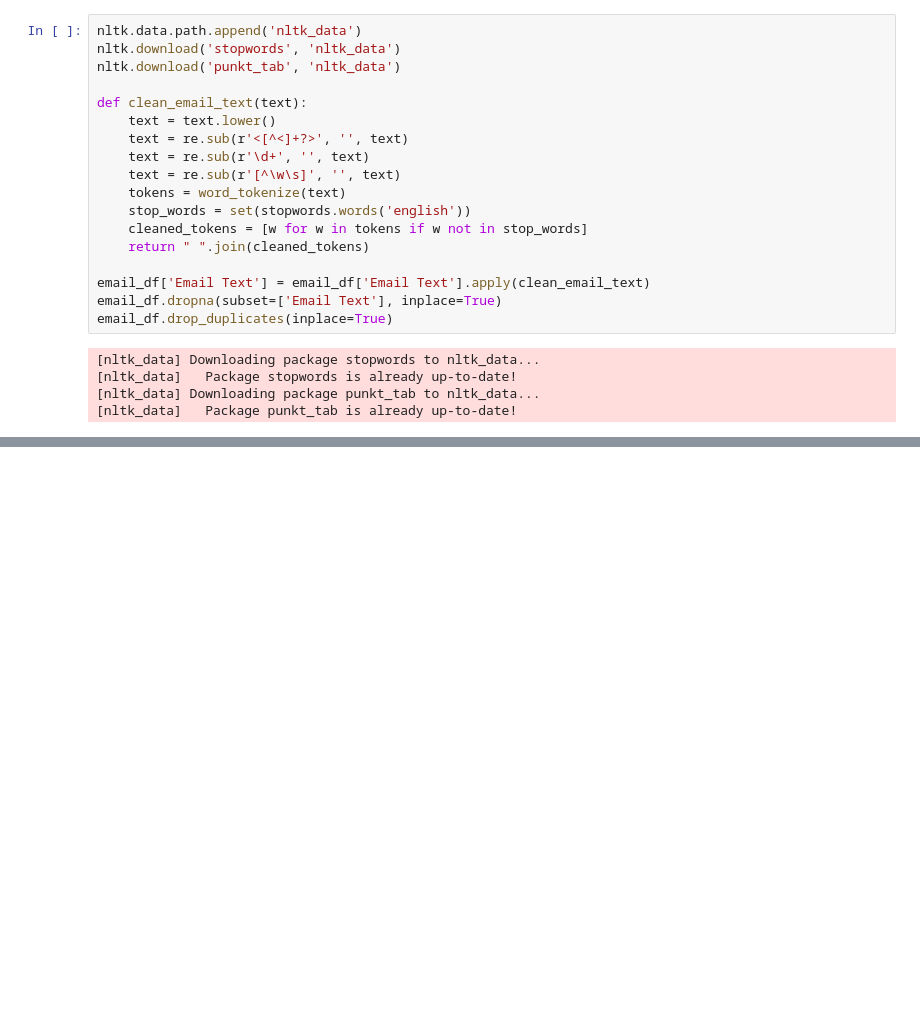
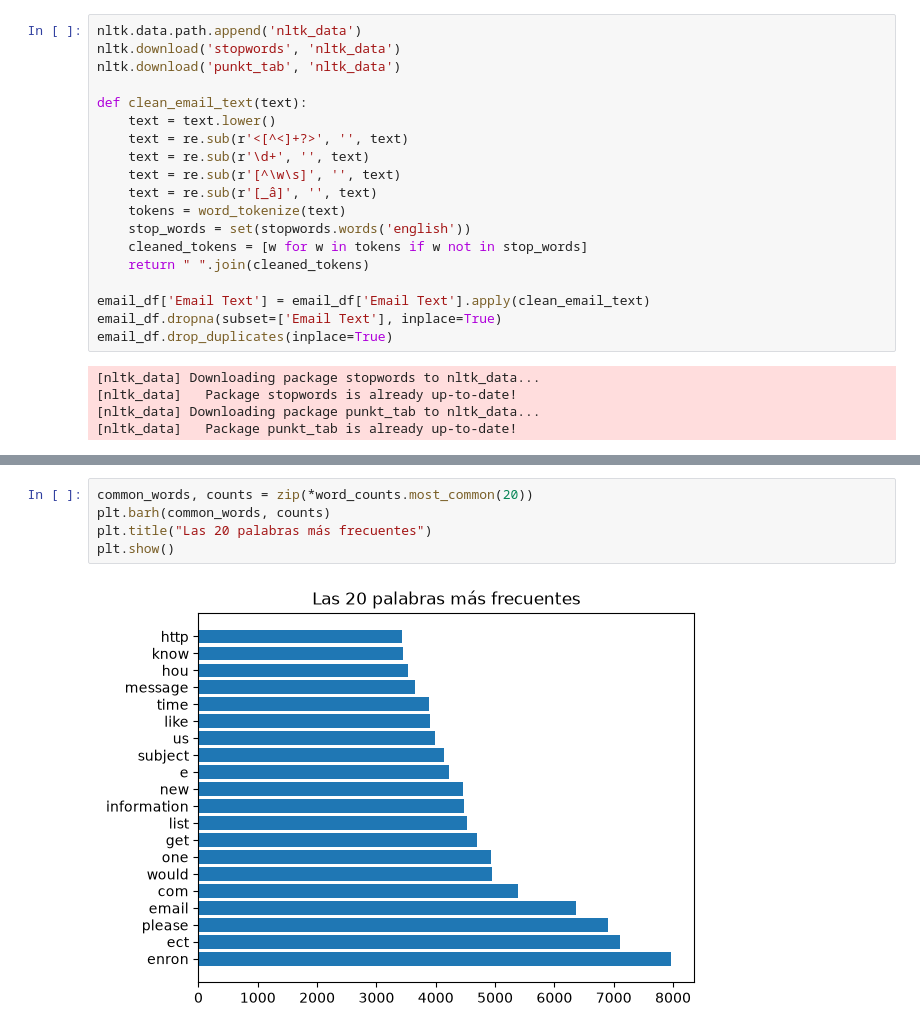
Before and after one commit to LCampi01/machine_learning_ceia, a Jupyter notebook: eda.ipynb, the cells around one changed output, grey strips where cells are left out. Saved outputs shown, nothing was run; the diff lists cells and outputs as text; blank space fills up the shorter version.

```diff
--- a/eda.ipynb
+++ b/eda.ipynb
@@ -302,6 +320,7 @@ def clean_email_text(text):
     text = re.sub(r'<[^<]+?>', '', text)
     text = re.sub(r'\d+', '', text)
     text = re.sub(r'[^\w\s]', '', text)
+    text = re.sub(r'[_â]', '', text)
     tokens = word_tokenize(text)
     stop_words = set(stopwords.words('english'))
     cleaned_tokens = [w for w in tokens if w not in stop_words]
@@ -341,0 +361,7 @@ Most common words:
+# %%
+common_words, counts = zip(*word_counts.most_common(20))
+plt.barh(common_words, counts)
+plt.title("Las 20 palabras más frecuentes")
+plt.show()
+# %% [output]
+[figure, added]
```
Also changed, not shown: parts of 4 cells of this notebook.
